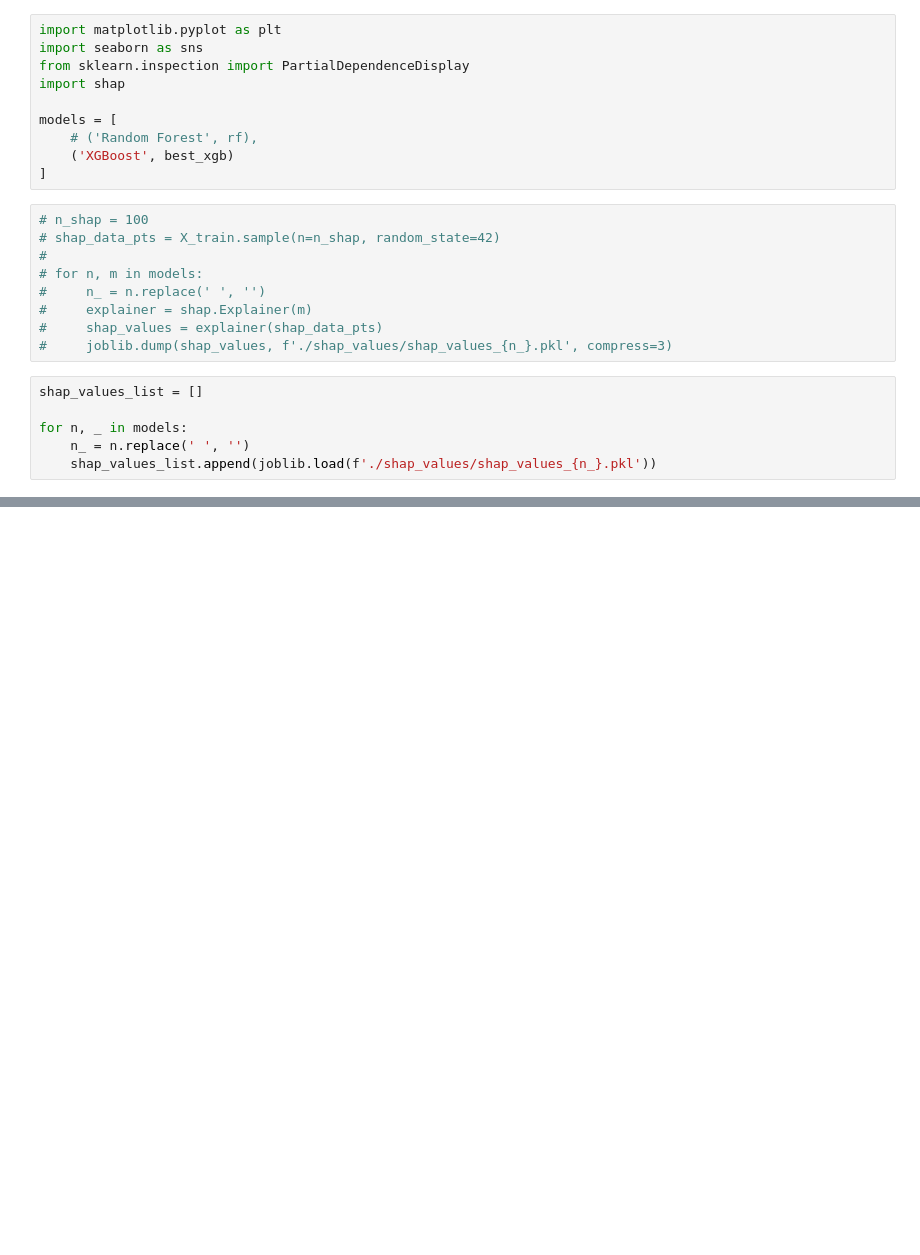
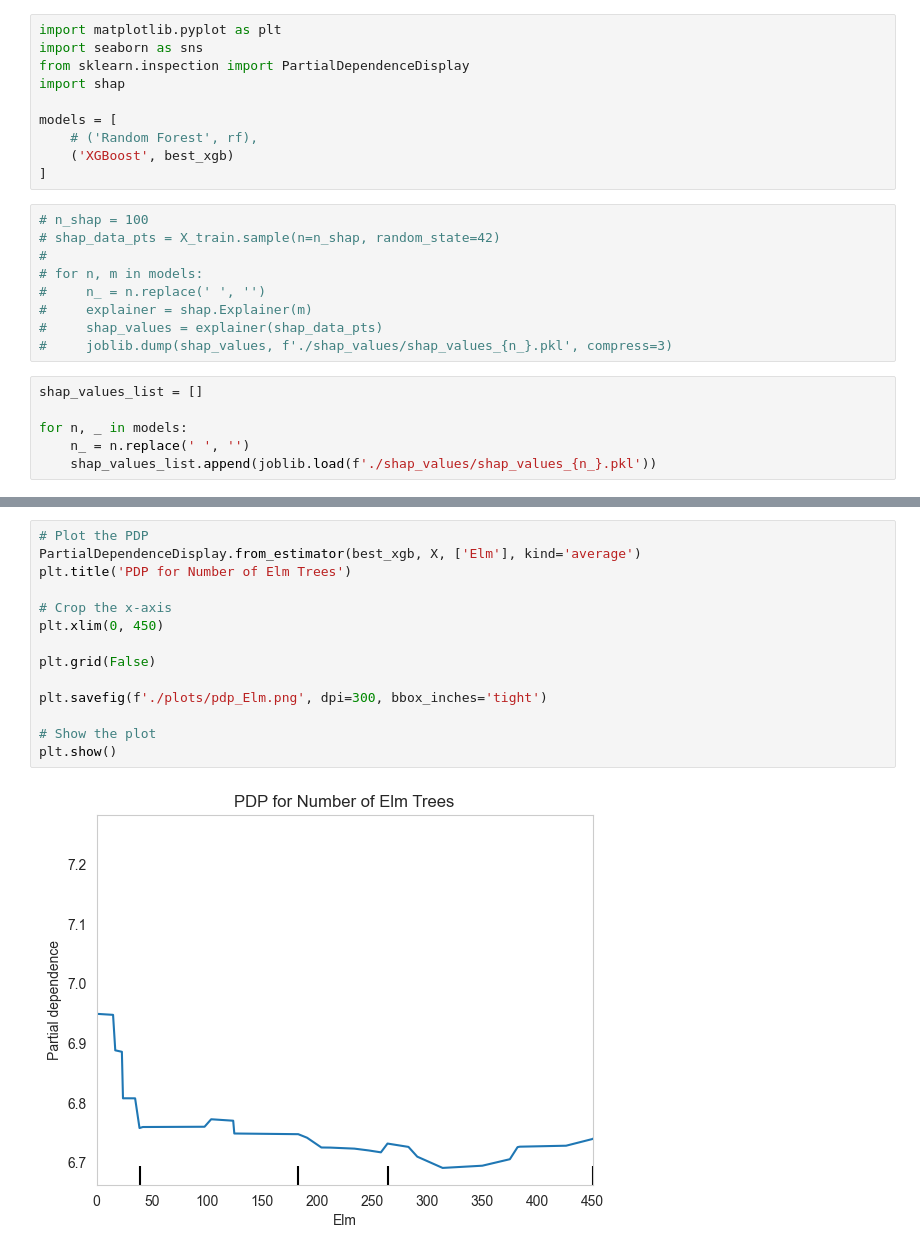
Before and after one commit to AsmitC/Austin_Trees, a Jupyter notebook: interpretability_tree_types.ipynb, the cells around one changed output, grey strips where cells are left out. Saved outputs shown, nothing was run; the diff lists cells and outputs as text; blank space fills up the shorter version.

```diff
--- a/interpretability_tree_types.ipynb
+++ b/interpretability_tree_types.ipynb
@@ -252,0 +350,16 @@ for (n, m), shap_values in zip(models, shap_values_list):
+# %%
+# Plot the PDP
+PartialDependenceDisplay.from_estimator(best_xgb, X, ['Elm'], kind='average')
+plt.title('PDP for Number of Elm Trees')
+
+# Crop the x-axis
+plt.xlim(0, 450)
+
+plt.grid(False)
+
+plt.savefig(f'./plots/pdp_Elm.png', dpi=300, bbox_inches='tight')
+
+# Show the plot
+plt.show()
+# %% [output]
+[figure, added]
```
Also changed, not shown: parts of 5 cells of this notebook, 9 other files.
